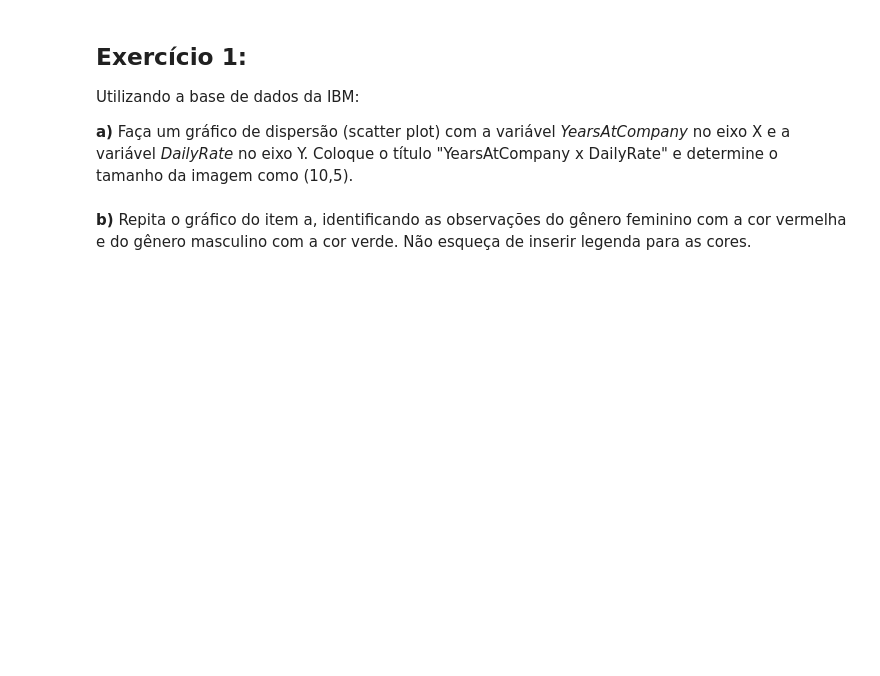
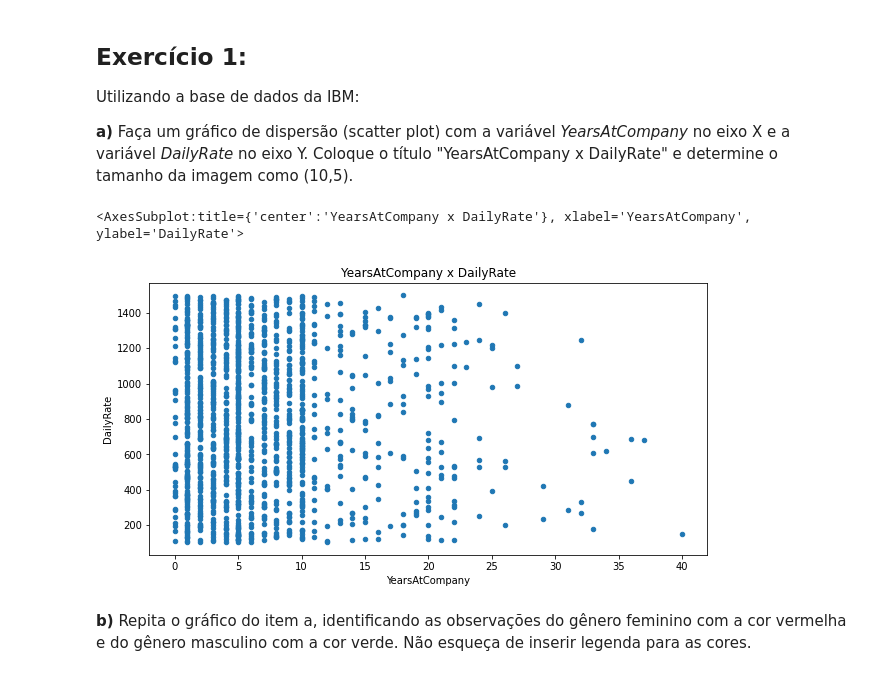
Before and after one commit to xIanborges/Modulo-5-Lets-Code, a Jupyter notebook: Aula 1 - Exercícios.ipynb, the cells around one changed output. Drawn from its saved outputs; the diff is of its cells as text; code cells hidden in the pictures; blank space fills up the shorter version.

```diff
--- a/Aula 1 - Exercícios.ipynb
+++ b/Aula 1 - Exercícios.ipynb
@@ -89,5 +90,10 @@ df2 = pd.read_csv('./data/dados_covid_sp_20.csv')
 Utilizando a base de dados da IBM:
 
 **a)** Faça um gráfico de dispersão (scatter plot) com a variável *YearsAtCompany* no eixo X e a variável *DailyRate* no eixo Y. Coloque o título "YearsAtCompany x DailyRate" e determine o tamanho da imagem como (10,5).
+# %%
+df1.plot(x='YearsAtCompany', y='DailyRate', kind='scatter', title='YearsAtCompany x DailyRate', figsize = (10,5))
+# %% [output]
+<AxesSubplot:title={'center':'YearsAtCompany x DailyRate'}, xlabel='YearsAtCompany', ylabel='DailyRate'>
+[figure, added]
 # %% [markdown]
 **b)** Repita o gráfico do item a, identificando as observações do gênero feminino com a cor vermelha e do gênero masculino com a cor verde. Não esqueça de inserir legenda para as cores.
```
Also changed, not shown: parts of 12 cells of this notebook, 3 other files.
